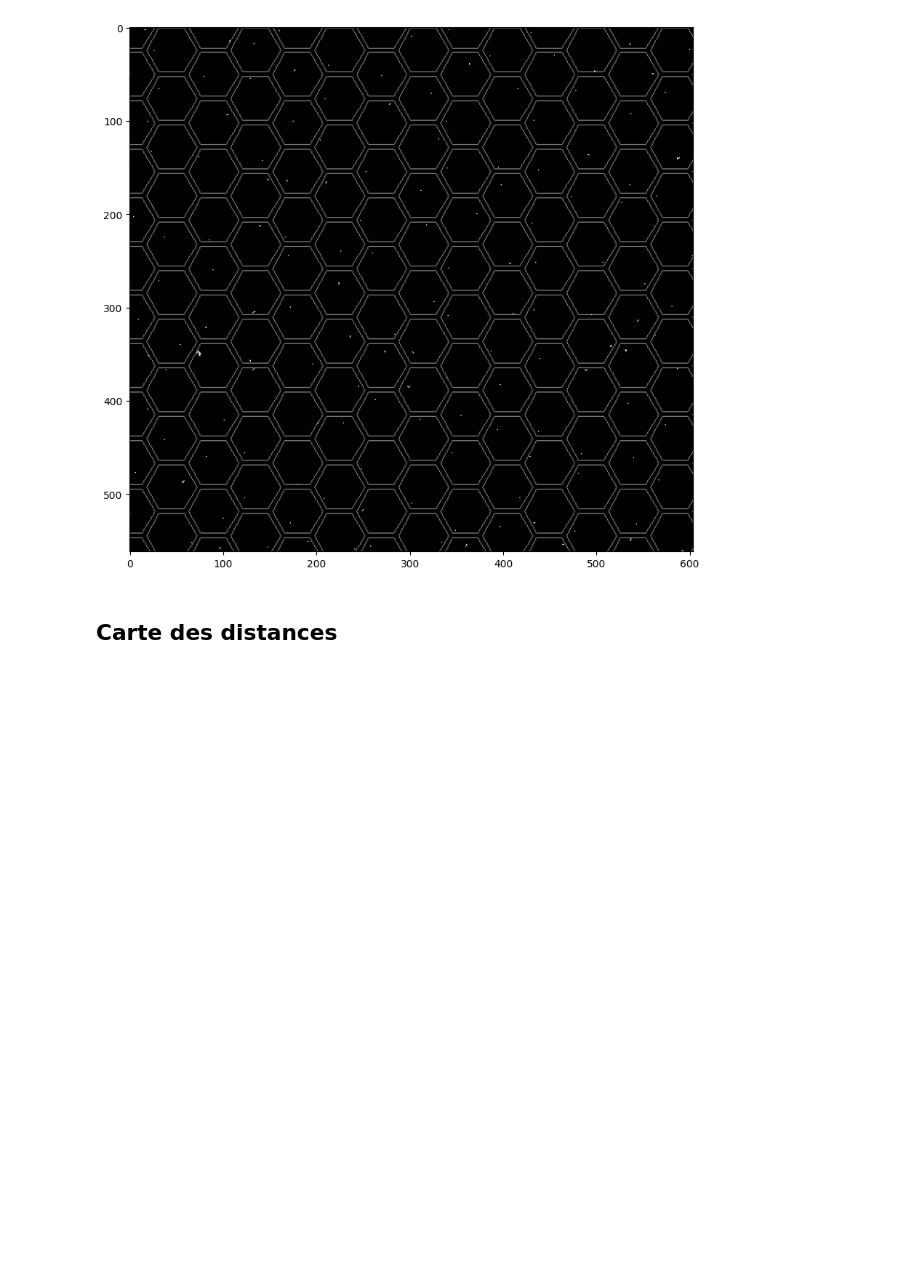
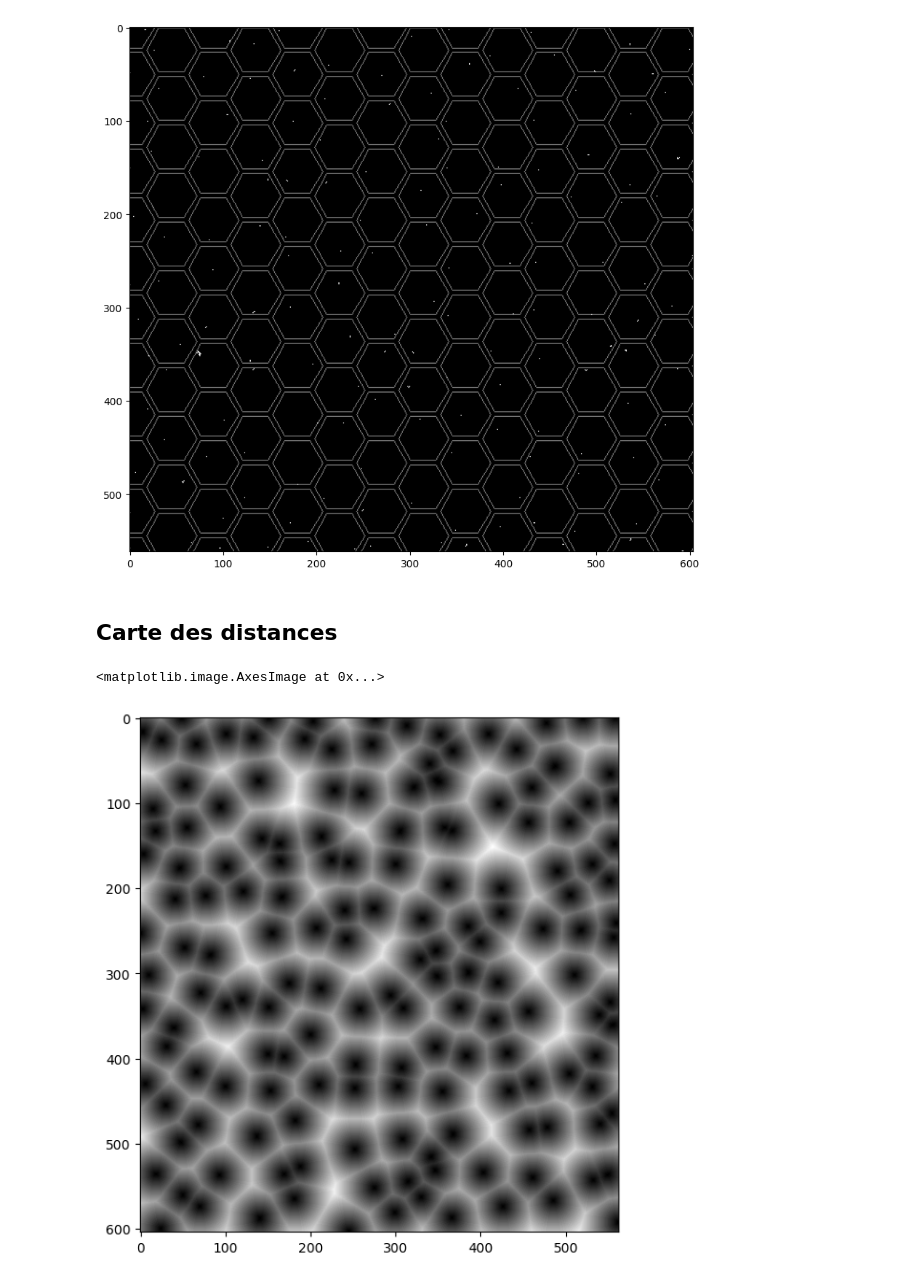
Before and after one commit to Planeurzik/Waterpixels, a Jupyter notebook: water1.ipynb, the cells around one changed output. Drawn from its saved outputs; the diff is of its cells as text; code cells hidden in the pictures; blank space fills up the shorter version.

```diff
--- a/water1.ipynb
+++ b/water1.ipynb
@@ -278,15 +278,20 @@ ax.imshow(temp_hexa, cmap='gray')
 # %%
 def binary_grad_min(im,taille,rho):
     s=selection_marqueurs(im,taille,rho)
     bin_img = np.ones((im.size))
     colonnes,lignes = im.size
     for grad_coord in s:
         for xy in grad_coord:
             if xy[0]<colonnes and xy[0]>=0 and xy[1]<lignes and xy[1]>=0:
                 bin_img[xy[0]][xy[1]]=0
     return bin_img
 
-test = binary_grad_min(im,30,0.9)
-test = ndimage.distance_transform_edt(test)
-test_img = Image.fromarray(np.uint8(test))
-test_img.show()
+carte_distance = binary_grad_min(im,30,0.9)
+carte_distance = ndimage.distance_transform_edt(carte_distance)
+carte_distance = Image.fromarray(np.uint8(carte_distance))
+
+fig,ax = plt.subplots(1,1,figsize=(7,7))
+ax.imshow(carte_distance, cmap='gray')
+# %% [output]
+<matplotlib.image.AxesImage at 0x...>
+[figure, added]
```
Also changed, not shown: parts of 3 cells of this notebook.
